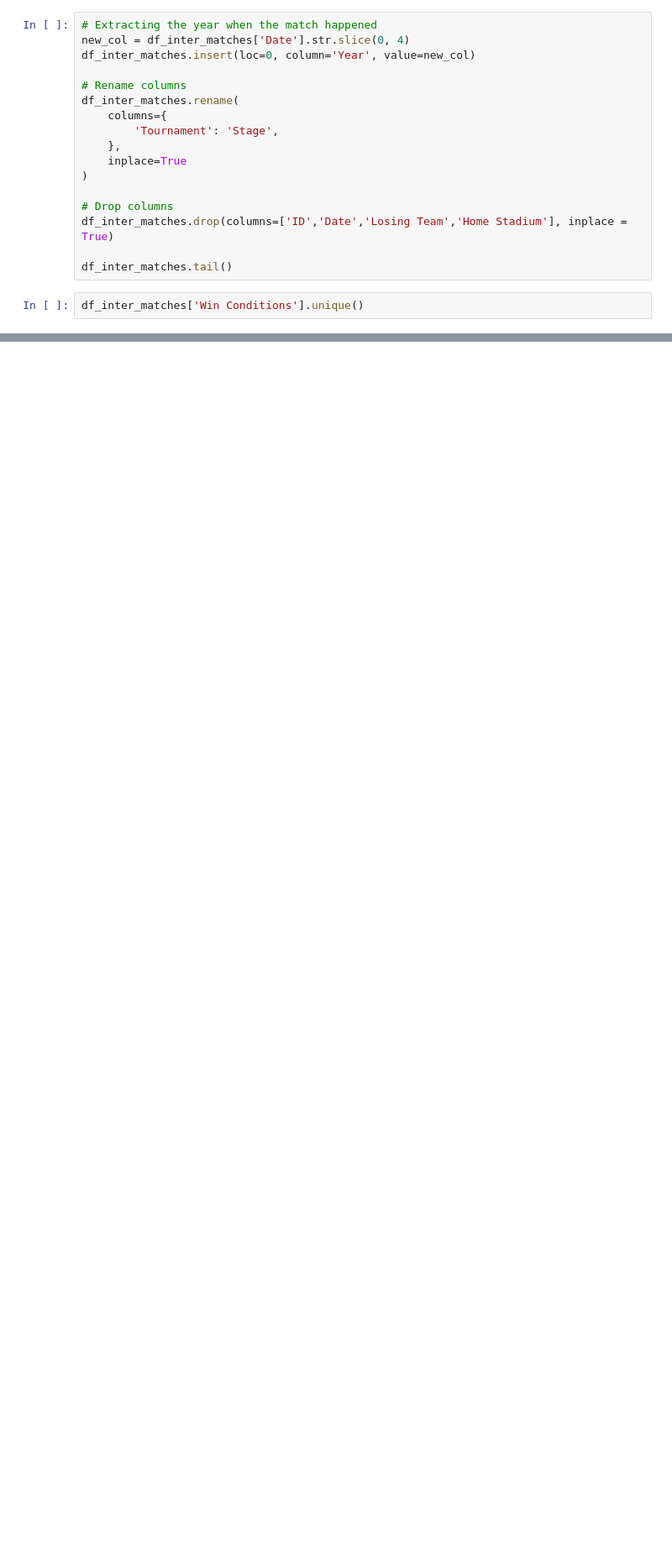
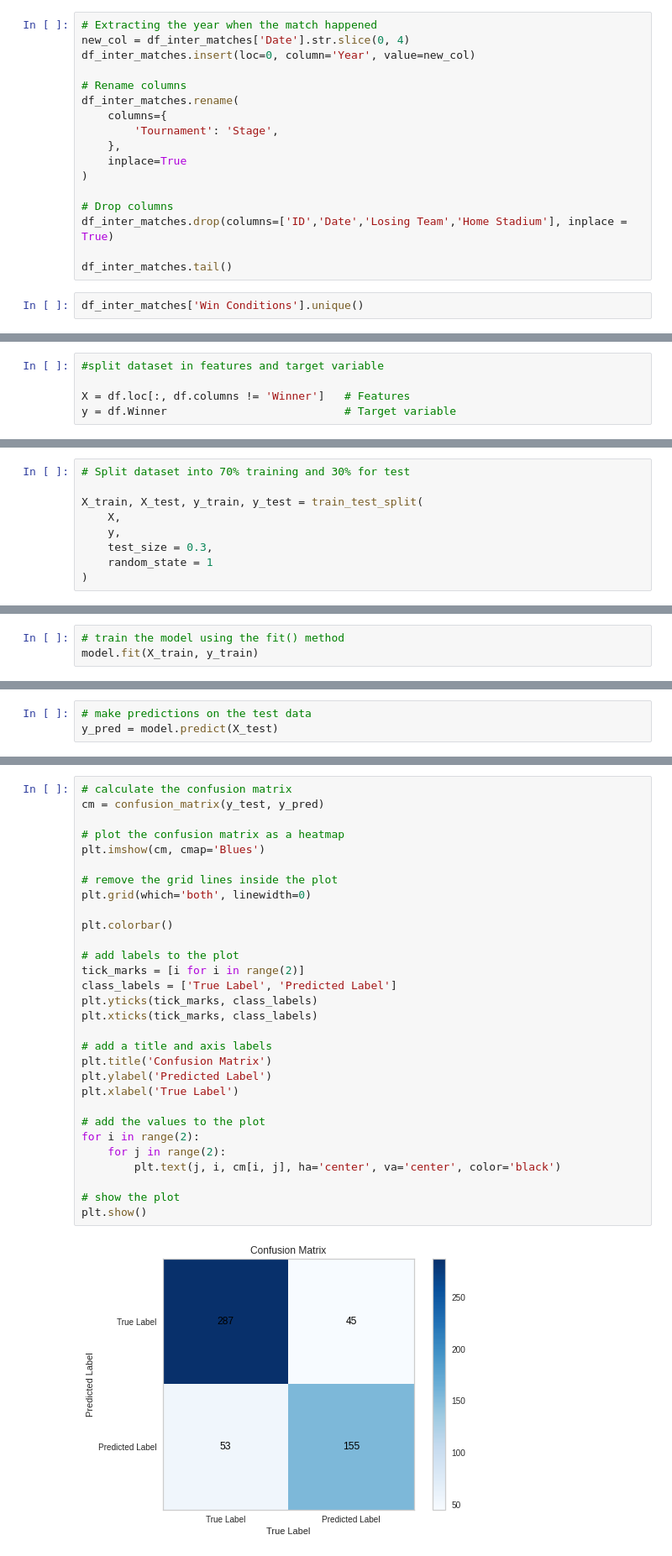
Before and after one commit to gmargonato/Machine_Learning_Projects, a Jupyter notebook: world_cup_2022.ipynb, the cells around one changed output, grey strips where cells are left out. Shown: that part at 84% size. Cells and saved outputs as stored; diff of their text form; blank space fills up the shorter version.

```diff
--- a/world_cup_2022.ipynb
+++ b/world_cup_2022.ipynb
@@ -525,0 +538,5 @@ display(df_matches.tail())
+# %%
+#split dataset in features and target variable
+
+X = df.loc[:, df.columns != 'Winner']   # Features
+y = df.Winner                           # Target variable
@@ -525,0 +568,9 @@ display(df_matches.tail())
+# %%
+# Split dataset into 70% training and 30% for test
+
+X_train, X_test, y_train, y_test = train_test_split(
+    X,
+    y,
+    test_size = 0.3,
+    random_state = 1
+)
@@ -525,0 +660,3 @@ display(df_matches.tail())
+# %%
+# train the model using the fit() method
+model.fit(X_train, y_train)
@@ -525,0 +674,3 @@ display(df_matches.tail())
+# %%
+# make predictions on the test data
+y_pred = model.predict(X_test)
@@ -525,0 +717,32 @@ display(df_matches.tail())
+# %%
+# calculate the confusion matrix
+cm = confusion_matrix(y_test, y_pred)
+
+# plot the confusion matrix as a heatmap
+plt.imshow(cm, cmap='Blues')
+
+# remove the grid lines inside the plot
+plt.grid(which='both', linewidth=0)
+
+plt.colorbar()
+
+# add labels to the plot
+tick_marks = [i for i in range(2)]
+class_labels = ['True Label', 'Predicted Label']
+plt.yticks(tick_marks, class_labels)
+plt.xticks(tick_marks, class_labels)
+
+# add a title and axis labels
+plt.title('Confusion Matrix')
+plt.ylabel('Predicted Label')
+plt.xlabel('True Label')
+
+# add the values to the plot
+for i in range(2):
+    for j in range(2):
+        plt.text(j, i, cm[i, j], ha='center', va='center', color='black')
+
+# show the plot
+plt.show()
+# %% [output]
+[figure, added]
```
Also changed, not shown: parts of 41 cells of this notebook.
